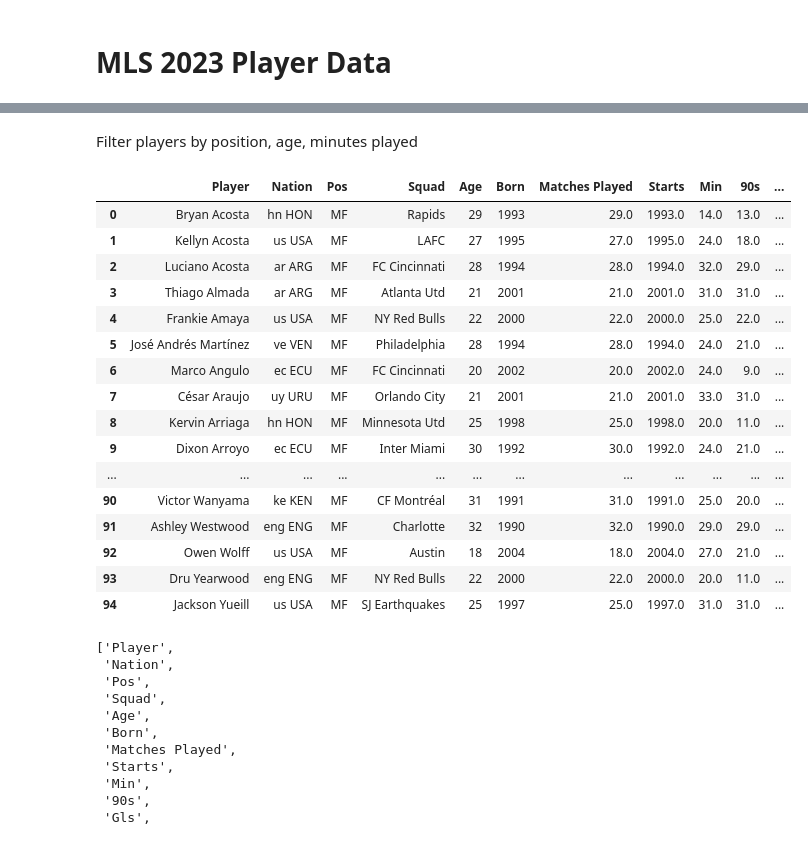
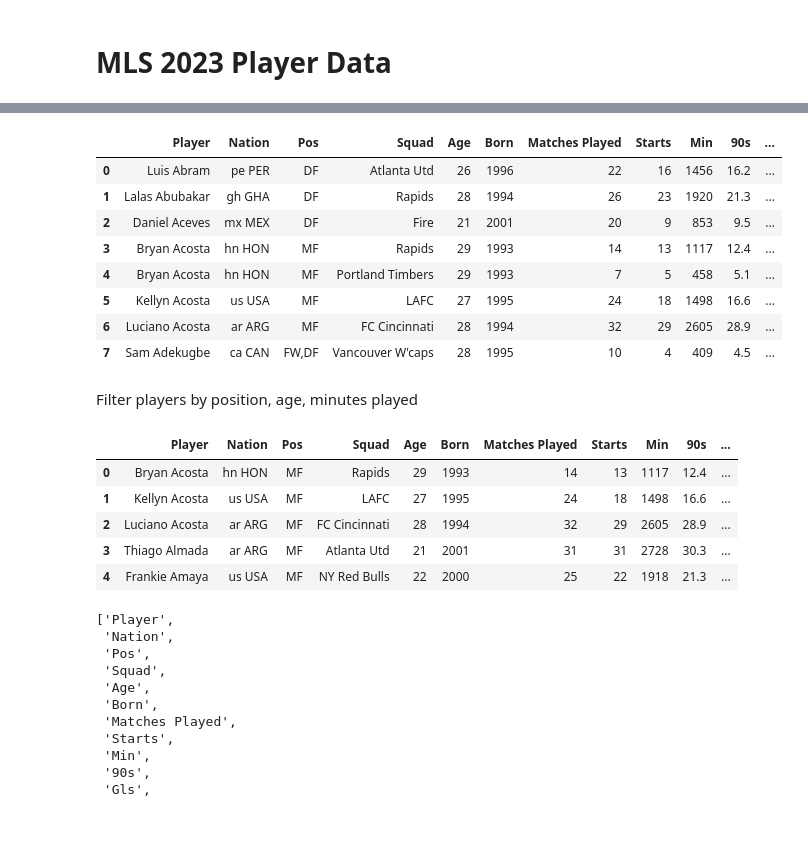
Before and after one commit to Tommy-Las/FootballAnalytics-FinalProject, a Jupyter notebook: player_stats.ipynb, the cells around one changed output, grey strips where cells are left out. Drawn from its saved outputs; the diff is of its cells as text; code cells hidden in the pictures.

```diff
--- a/player_stats.ipynb
+++ b/player_stats.ipynb
@@ -761,3 +785,2 @@ Convert column types to float
 # %%
-mls_df.drop(["Rk", "Unnamed: 0", "Matches"], axis=1, inplace=True)
-mls_df.iloc[:, 6:] = mls_df.iloc[:, 4:].apply(pd.to_numeric, errors='coerce').astype('float')
+mls_df.drop(["Unnamed: 0"], axis=1, inplace=True)
@@ -782,27 +787,28 @@ mls_df.iloc[:, 6:] = mls_df.iloc[:, 4:].apply(pd.to_numeric, errors='coerce').as
+# %%
+mls_df.head(8)
+# %% [output]
+|  | Player | Nation | Pos | Squad | Age | Born | Matches Played | Starts | Min | 90s | ... |
+| 0 | Luis Abram | pe PER | DF | Atlanta Utd | 26 | 1996 | 22 | 16 | 1456 | 16.2 | ... |
+| 1 | Lalas Abubakar | gh GHA | DF | Rapids | 28 | 1994 | 26 | 23 | 1920 | 21.3 | ... |
+| 2 | Daniel Aceves | mx MEX | DF | Fire | 21 | 2001 | 20 | 9 | 853 | 9.5 | ... |
+| 3 | Bryan Acosta | hn HON | MF | Rapids | 29 | 1993 | 14 | 13 | 1117 | 12.4 | ... |
+| 4 | Bryan Acosta | hn HON | MF | Portland Timbers | 29 | 1993 | 7 | 5 | 458 | 5.1 | ... |
+| 5 | Kellyn Acosta | us USA | MF | LAFC | 27 | 1995 | 24 | 18 | 1498 | 16.6 | ... |
+| 6 | Luciano Acosta | ar ARG | MF | FC Cincinnati | 28 | 1994 | 32 | 29 | 2605 | 28.9 | ... |
+| 7 | Sam Adekugbe | ca CAN | FW,DF | Vancouver W'caps | 28 | 1995 | 10 | 4 | 409 | 4.5 | ... |
 # %% [markdown]
 Filter players by position, age, minutes played
 # %%
 midfielders_df = mls_df[ (mls_df["90s"] > 8) & (mls_df["Pos"] == "MF") & ( 17 <= mls_df["Age"] ) & ( mls_df["Age"] <= 34 ) ]
 midfielders_df.reset_index(inplace=True, drop=True)
-midfielders_df
+midfielders_df.head()
 # %% [output]
 |  | Player | Nation | Pos | Squad | Age | Born | Matches Played | Starts | Min | 90s | ... |
-| 0 | Bryan Acosta | hn HON | MF | Rapids | 29 | 1993 | 29.0 | 1993.0 | 14.0 | 13.0 | ... |
-| 1 | Kellyn Acosta | us USA | MF | LAFC | 27 | 1995 | 27.0 | 1995.0 | 24.0 | 18.0 | ... |
-| 2 | Luciano Acosta | ar ARG | MF | FC Cincinnati | 28 | 1994 | 28.0 | 1994.0 | 32.0 | 29.0 | ... |
-| 3 | Thiago Almada | ar ARG | MF | Atlanta Utd | 21 | 2001 | 21.0 | 2001.0 | 31.0 | 31.0 | ... |
-| 4 | Frankie Amaya | us USA | MF | NY Red Bulls | 22 | 2000 | 22.0 | 2000.0 | 25.0 | 22.0 | ... |
-| 5 | José Andrés Martínez | ve VEN | MF | Philadelphia | 28 | 1994 | 28.0 | 1994.0 | 24.0 | 21.0 | ... |
-| 6 | Marco Angulo | ec ECU | MF | FC Cincinnati | 20 | 2002 | 20.0 | 2002.0 | 24.0 | 9.0 | ... |
-| 7 | César Araujo | uy URU | MF | Orlando City | 21 | 2001 | 21.0 | 2001.0 | 33.0 | 31.0 | ... |
-| 8 | Kervin Arriaga | hn HON | MF | Minnesota Utd | 25 | 1998 | 25.0 | 1998.0 | 20.0 | 11.0 | ... |
-| 9 | Dixon Arroyo | ec ECU | MF | Inter Miami | 30 | 1992 | 30.0 | 1992.0 | 24.0 | 21.0 | ... |
-| ... | ... | ... | ... | ... | ... | ... | ... | ... | ... | ... | ... |
-| 90 | Victor Wanyama | ke KEN | MF | CF Montréal | 31 | 1991 | 31.0 | 1991.0 | 25.0 | 20.0 | ... |
-| 91 | Ashley Westwood | eng ENG | MF | Charlotte | 32 | 1990 | 32.0 | 1990.0 | 29.0 | 29.0 | ... |
-| 92 | Owen Wolff | us USA | MF | Austin | 18 | 2004 | 18.0 | 2004.0 | 27.0 | 21.0 | ... |
-| 93 | Dru Yearwood | eng ENG | MF | NY Red Bulls | 22 | 2000 | 22.0 | 2000.0 | 20.0 | 11.0 | ... |
-| 94 | Jackson Yueill | us USA | MF | SJ Earthquakes | 25 | 1997 | 25.0 | 1997.0 | 31.0 | 31.0 | ... |
+| 0 | Bryan Acosta | hn HON | MF | Rapids | 29 | 1993 | 14 | 13 | 1117 | 12.4 | ... |
+| 1 | Kellyn Acosta | us USA | MF | LAFC | 27 | 1995 | 24 | 18 | 1498 | 16.6 | ... |
+| 2 | Luciano Acosta | ar ARG | MF | FC Cincinnati | 28 | 1994 | 32 | 29 | 2605 | 28.9 | ... |
+| 3 | Thiago Almada | ar ARG | MF | Atlanta Utd | 21 | 2001 | 31 | 31 | 2728 | 30.3 | ... |
+| 4 | Frankie Amaya | us USA | MF | NY Red Bulls | 22 | 2000 | 25 | 22 | 1918 | 21.3 | ... |
 # %%
 midfielders_df.columns.tolist()
 # %% [output]
```
Also changed, not shown: parts of 6 cells of this notebook, 2 other files.
